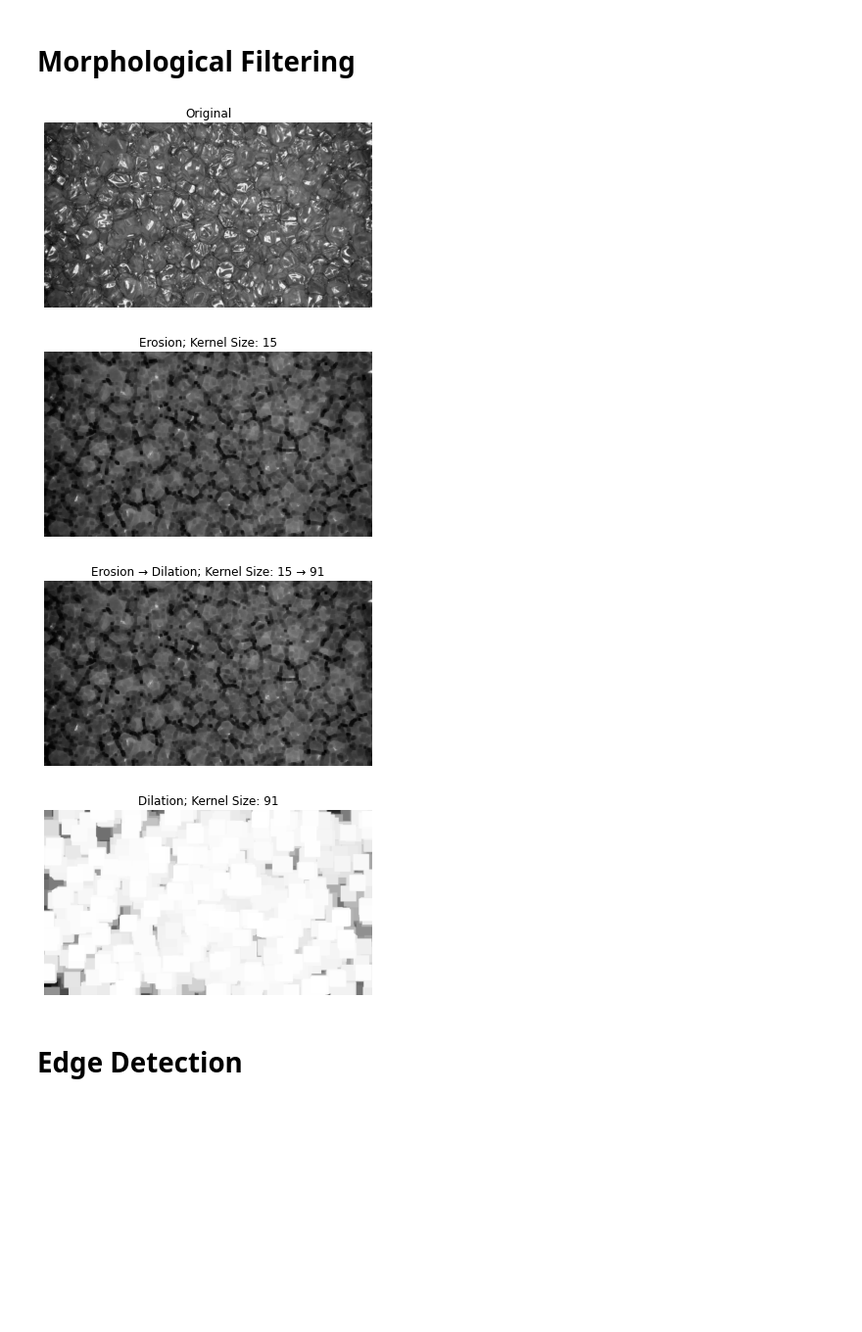
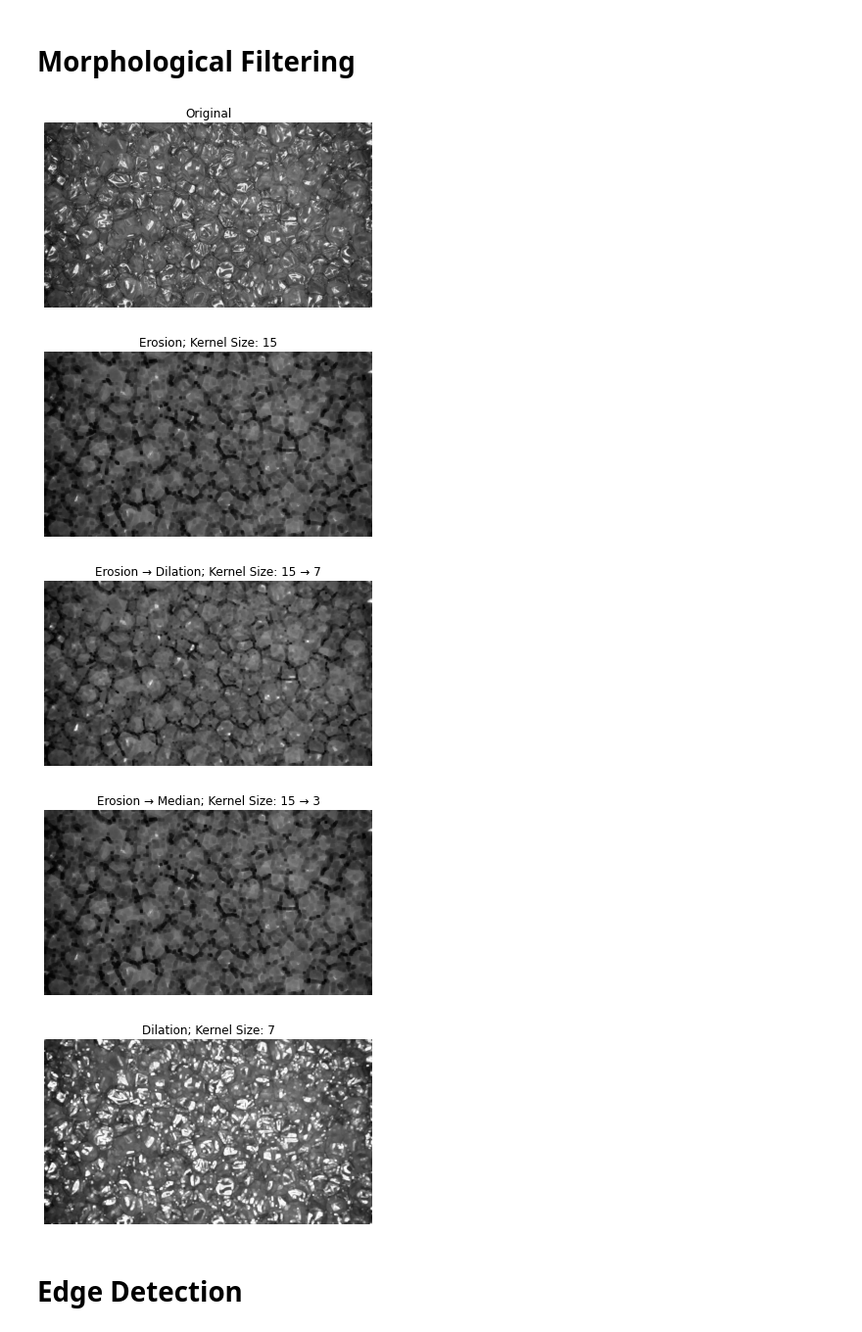
Before and after one commit to Jezen5Volk/Zotefoam-Analysis, a Jupyter notebook: Zotefoam Analysis.ipynb, the cells around one changed output. Shown at 98% size. Drawn from its saved outputs; the diff is of its cells as text; code cells hidden in the pictures; blank space fills up the shorter version.

```diff
--- a/Zotefoam Analysis.ipynb
+++ b/Zotefoam Analysis.ipynb
@@ -161,41 +162,57 @@ gray_image = np.asarray(gray_image)
 erode_size = 15
 kernel_e = np.ones((erode_size, erode_size))
 
-dilate_size = 91
+dilate_size = 7
 kernel_d = np.ones((dilate_size, dilate_size))
+
+median_size = 3
+kernel_m = np.ones((median_size, median_size))
 
 #grey image
 plt.imshow(gray_image, cmap = 'gray')
 plt.axis('off')  # Hide axes
 plt.title("Original")
 plt.show()
 
 #erosion
 erode = cv.erode(gray_image, kernel_e)
 plt.imshow(erode, cmap = 'gray')
 plt.axis('off')  # Hide axes
 plt.title(f"Erosion; Kernel Size: {erode_size}")
 plt.show()
 
+
 #erode, then dilate
 erode = cv.erode(gray_image, kernel_e)
 dilate = cv.dilate(erode, kernel_d)
-plt.imshow(erode, cmap = 'gray')
+plt.imshow(dilate, cmap = 'gray')
 plt.axis('off')  # Hide axes
 plt.title(f"Erosion → Dilation; Kernel Size: {erode_size} → {dilate_size}")
 plt.show()
+
+
+#erode, then median filter
+erode = cv.erode(gray_image, kernel_e)
+median = cv.medianBlur(erode, median_size)
+plt.imshow(median, cmap = 'gray')
+plt.axis('off')  # Hide axes
+plt.title(f"Erosion → Median; Kernel Size: {erode_size} → {median_size}")
+plt.show()
+
+
 
 #dilation
 dilate = cv.dilate(gray_image, kernel_d)
 plt.imshow(dilate, cmap = 'gray')
 plt.axis('off')  # Hide axes
 plt.title(f"Dilation; Kernel Size: {dilate_size}")
 plt.show()
 # %% [output]
 [figure]
 [figure]
-[figure, old version]
+[figure, new version]
-[figure, old version]
+[figure, new version]
+[figure, added]
 # %% [markdown]
 # Edge Detection
 # %%
```
Also changed, not shown: parts of 3 cells of this notebook.
